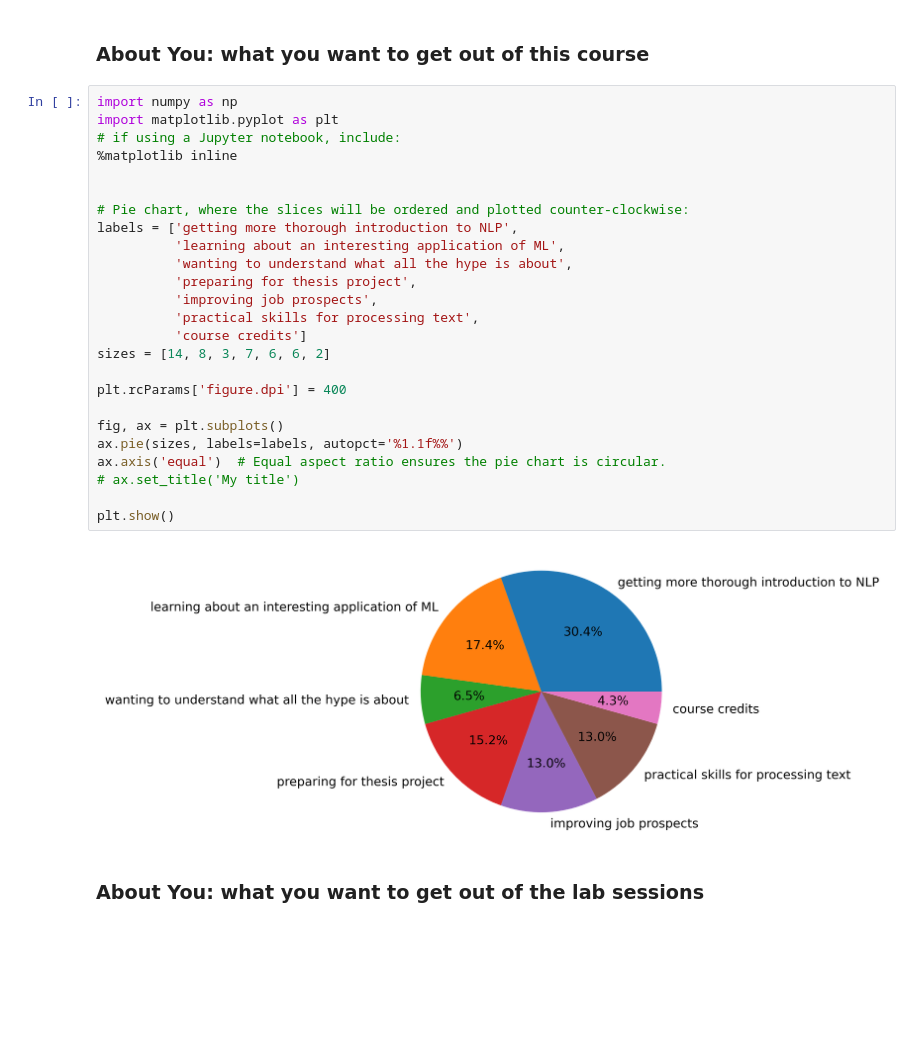
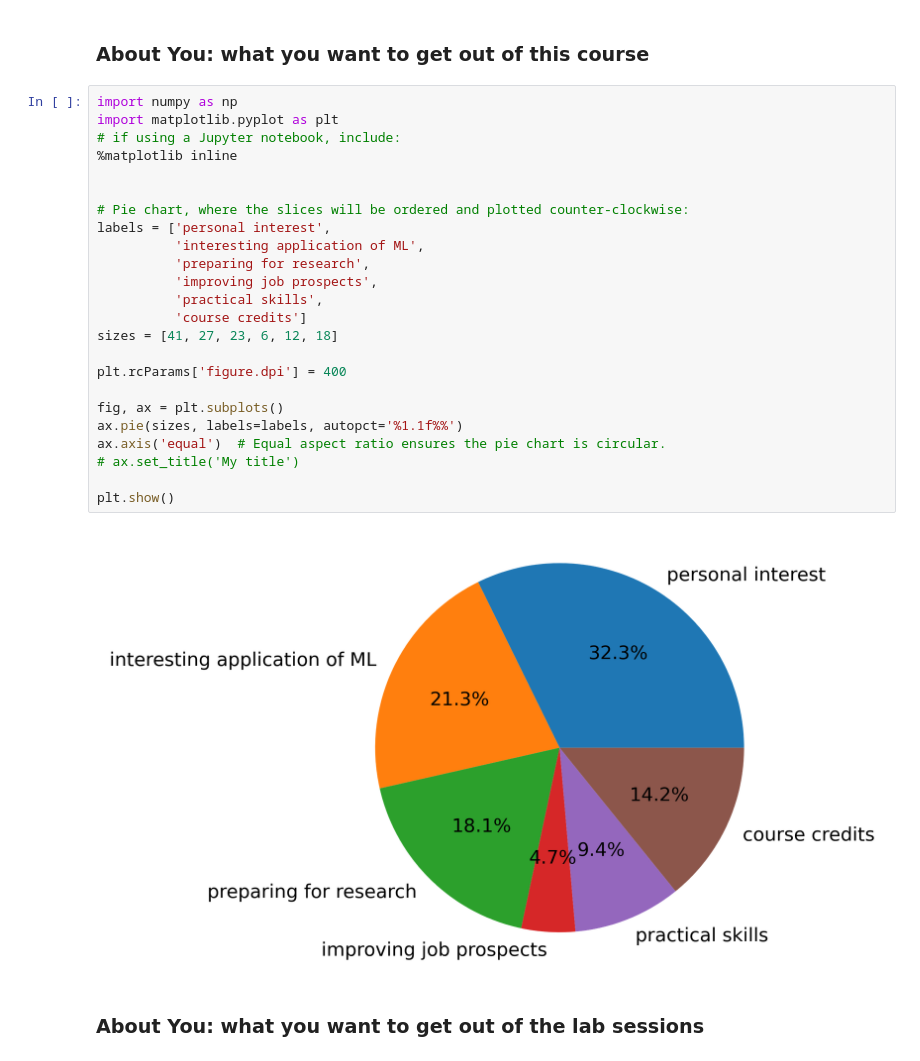
Before and after one commit to copenlu/stat-nlp-book, a Jupyter notebook: chapters/course_logistics.ipynb, the cells around one changed output. Cells and saved outputs as stored; diff of their text form; blank space fills up the shorter version.

Commit message:
Getting to know you quiz results

```diff
--- a/chapters/course_logistics.ipynb
+++ b/chapters/course_logistics.ipynb
@@ -184,30 +184,29 @@ plt.show()
 # %%
 import numpy as np
 import matplotlib.pyplot as plt
 # if using a Jupyter notebook, include:
 %matplotlib inline
 
 
 # Pie chart, where the slices will be ordered and plotted counter-clockwise:
-labels = ['getting more thorough introduction to NLP',
-          'learning about an interesting application of ML',
-          'wanting to understand what all the hype is about',
-          'preparing for thesis project',
+labels = ['personal interest',
+          'interesting application of ML',
+          'preparing for research',
           'improving job prospects',
-          'practical skills for processing text',
+          'practical skills',
           'course credits']
-sizes = [14, 8, 3, 7, 6, 6, 2]
+sizes = [41, 27, 23, 6, 12, 18]
 
 plt.rcParams['figure.dpi'] = 400
 
 fig, ax = plt.subplots()
 ax.pie(sizes, labels=labels, autopct='%1.1f%%')
 ax.axis('equal')  # Equal aspect ratio ensures the pie chart is circular.
 # ax.set_title('My title')
 
 plt.show()
 # %% [output]
-[figure, old version]
+[figure, new version]
 # %% [markdown]
 ### About You: what you want to get out of the lab sessions
 # %%
```
Also changed, not shown: parts of 5 cells of this notebook.
